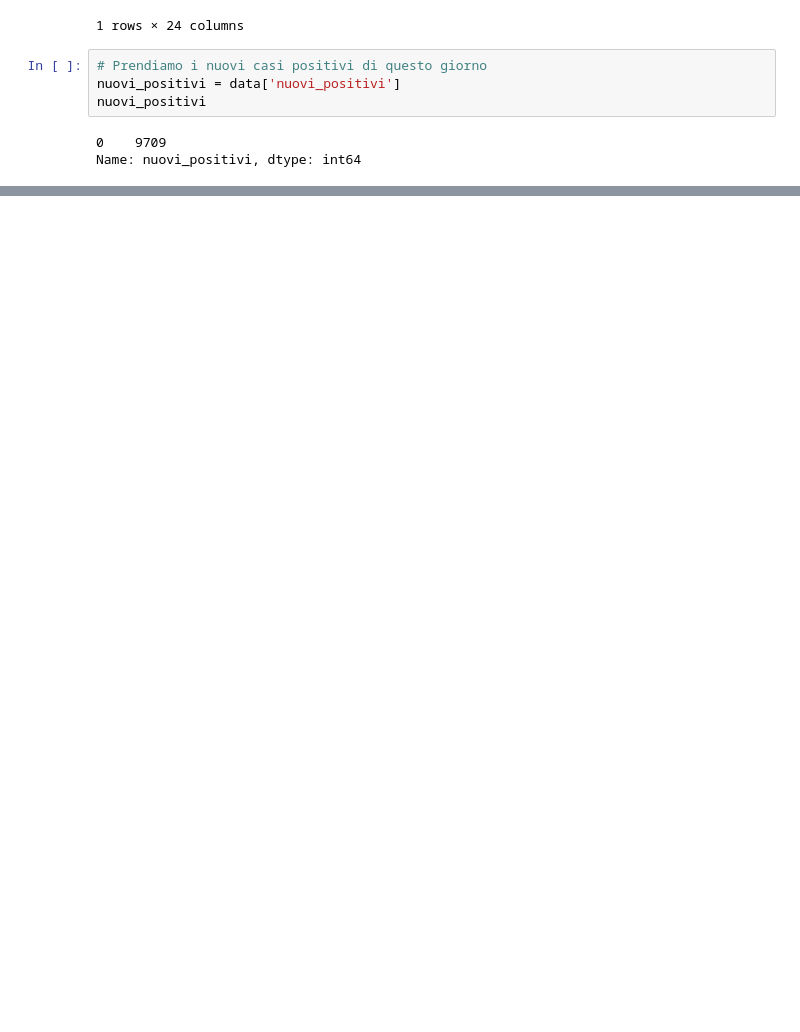
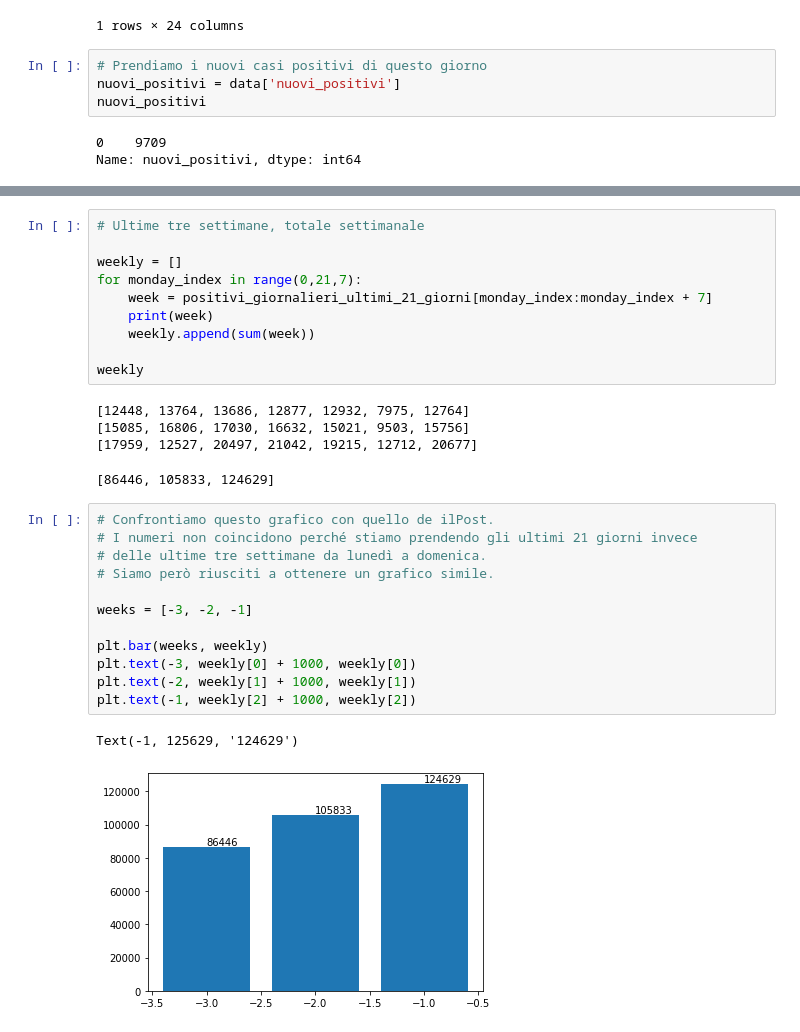
Before and after one commit to ecamellini/python-exercises, a Jupyter notebook: data-analysis/covid_daily_cases/daily_cases.ipynb, the cells around one changed output, grey strips where cells are left out. Drawn from its saved outputs; the diff is of its cells as text; blank space fills up the shorter version.

```diff
--- a/data-analysis/covid_daily_cases/daily_cases.ipynb
+++ b/data-analysis/covid_daily_cases/daily_cases.ipynb
@@ -79,0 +90,30 @@ plt.plot(positivi_giornalieri_ultimi_21_giorni)
+# %%
+# Ultime tre settimane, totale settimanale
+
+weekly = []
+for monday_index in range(0,21,7):
+    week = positivi_giornalieri_ultimi_21_giorni[monday_index:monday_index + 7]
+    print(week)
+    weekly.append(sum(week))
+
+weekly
+# %% [output]
+[12448, 13764, 13686, 12877, 12932, 7975, 12764]
+[15085, 16806, 17030, 16632, 15021, 9503, 15756]
+[17959, 12527, 20497, 21042, 19215, 12712, 20677]
+[86446, 105833, 124629]
+# %%
+# Confrontiamo questo grafico con quello de ilPost.
+# I numeri non coincidono perché stiamo prendendo gli ultimi 21 giorni invece
+# delle ultime tre settimane da lunedì a domenica.
+# Siamo però riusciti a ottenere un grafico simile.
+
+weeks = [-3, -2, -1]
+
+plt.bar(weeks, weekly)
+plt.text(-3, weekly[0] + 1000, weekly[0])
+plt.text(-2, weekly[1] + 1000, weekly[1])
+plt.text(-1, weekly[2] + 1000, weekly[2])
+# %% [output]
+Text(-1, 125629, '124629')
+[figure, added]
```
Also changed, not shown: parts of 5 cells of this notebook.
